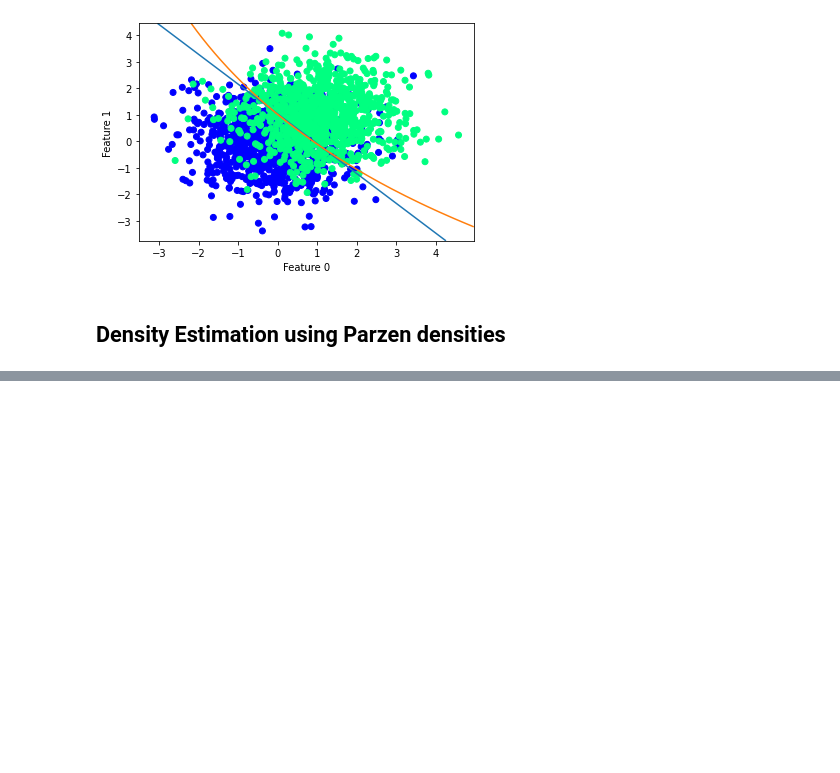
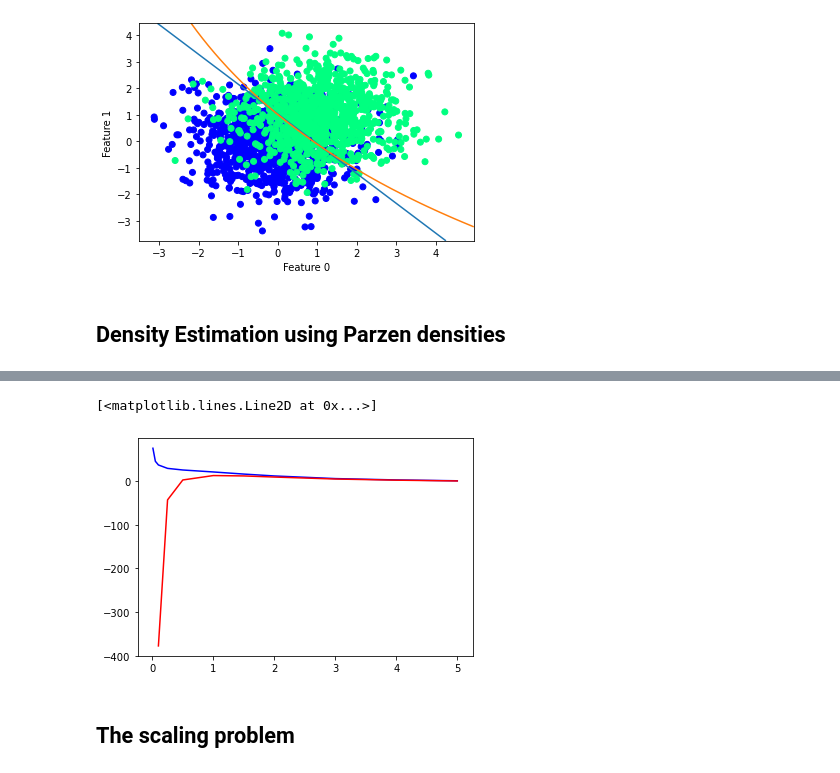
Before and after one commit to KarenMars/TUD_MachineLearning, a Jupyter notebook: Labs/Basics.ipynb, the cells around one changed output, grey strips where cells are left out. Saved outputs shown, nothing was run; the diff lists cells and outputs as text; code cells hidden in the pictures; blank space fills up the shorter version.

```diff
--- a/Labs/Basics.ipynb
+++ b/Labs/Basics.ipynb
@@ -155,0 +199,22 @@ pr.plotc(m_qdc)
+# %%
+# exercise 1.19
+[trn,tst] = pr.gendat(a,0.5) # Split into trn and tst, both 50%
+hs = [0.01,0.05,0.1,0.25,0.5,1,1.5,2,3,4,5] # Array of h's to try
+Ltrn = np.zeros(len(hs))
+Ltst = np.zeros(len(hs))
+
+for i in range(len(hs)): # For each h...
+    w = pr.parzenm(trn,hs[i]) # estimate Parzen density
+    Ltrn[i] = np.sum(np.log(+(trn*w))) # calculate trn log-likelihood
+    Ltst[i] = np.sum(np.log(+(tst*w))) # calculate tst log-likelihood
+
+plt.plot(hs,Ltrn,'b-') # Plot trn log-likelihood as function of h
+plt.plot(hs,Ltst,'r-') # Plot tst log-likelihood as function of h
+# the test curve has a clear maximum at h =1
+# and not at the minimal h as in the training set curve
+# in the training set curve, there is a clear over training effect
+# %% [output]
+[<matplotlib.lines.Line2D at 0x...>]
+[figure, added]
+# %% [markdown]
+## The scaling problem
```
Also changed, not shown: parts of 5 cells of this notebook.
